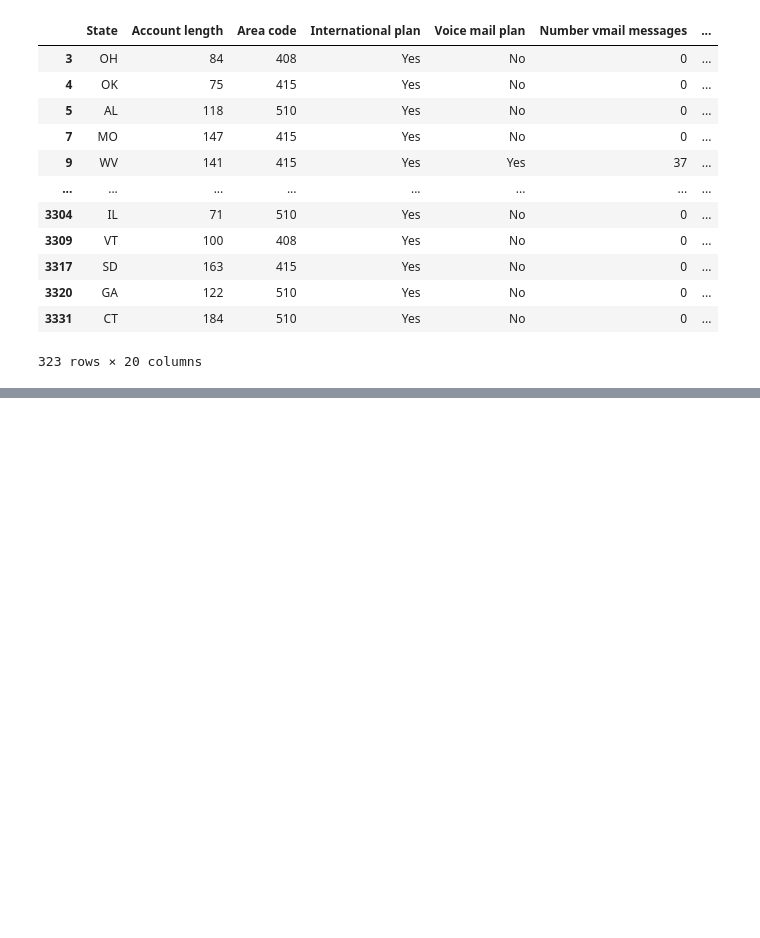
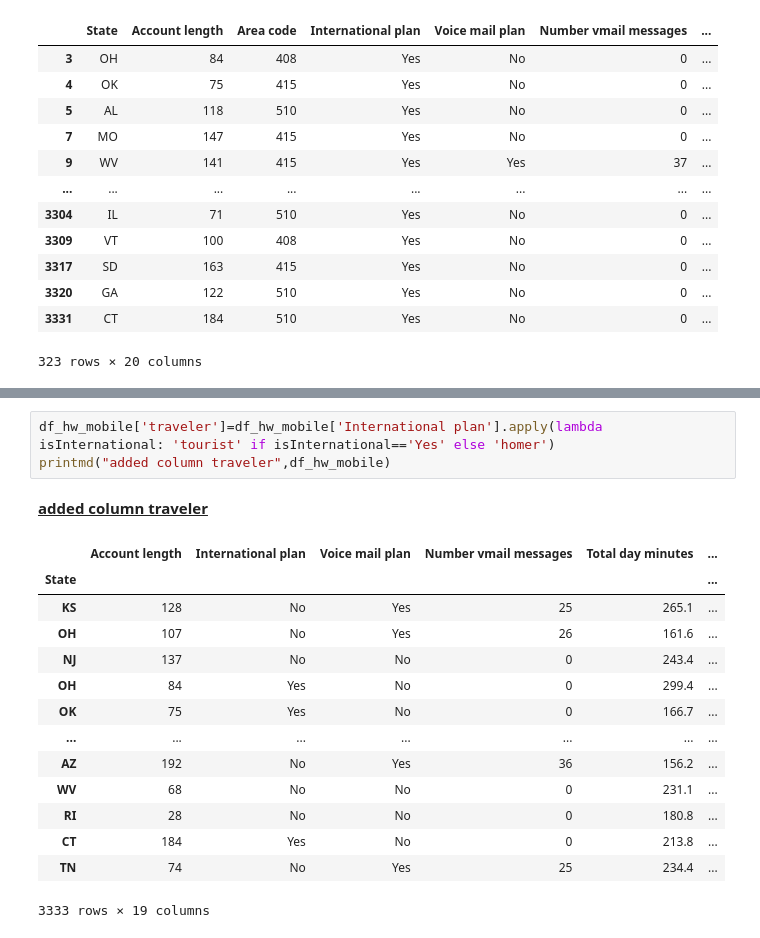
Before and after one commit to ShaniStaretz-ai/dataScience-Pandas-Lec6-19-MAR-25, a Jupyter notebook: hw.ipynb, the cells around one changed output, grey strips where cells are left out. Cells and saved outputs as stored; diff of their text form; blank space fills up the shorter version.

```diff
--- a/hw.ipynb
+++ b/hw.ipynb
@@ -102,0 +162,19 @@ Name: State, Length: 3333, dtype: object
+# %%
+df_hw_mobile['traveler']=df_hw_mobile['International plan'].apply(lambda isInternational: 'tourist' if isInternational=='Yes' else 'homer')
+printmd("added column traveler",df_hw_mobile)
+# %% [output]
+**<u>added column traveler</u>**
+|  | Account length | International plan | Voice mail plan | Number vmail messages | Total day minutes | ... |
+| State |  |  |  |  |  | ... |
+| KS | 128 | No | Yes | 25 | 265.1 | ... |
+| OH | 107 | No | Yes | 26 | 161.6 | ... |
+| NJ | 137 | No | No | 0 | 243.4 | ... |
+| OH | 84 | Yes | No | 0 | 299.4 | ... |
+| OK | 75 | Yes | No | 0 | 166.7 | ... |
+| ... | ... | ... | ... | ... | ... | ... |
+| AZ | 192 | No | Yes | 36 | 156.2 | ... |
+| WV | 68 | No | No | 0 | 231.1 | ... |
+| RI | 28 | No | No | 0 | 180.8 | ... |
+| CT | 184 | Yes | No | 0 | 213.8 | ... |
+| TN | 74 | No | Yes | 25 | 234.4 | ... |
+3333 rows × 19 columns
```
Also changed, not shown: parts of 6 cells of this notebook.
